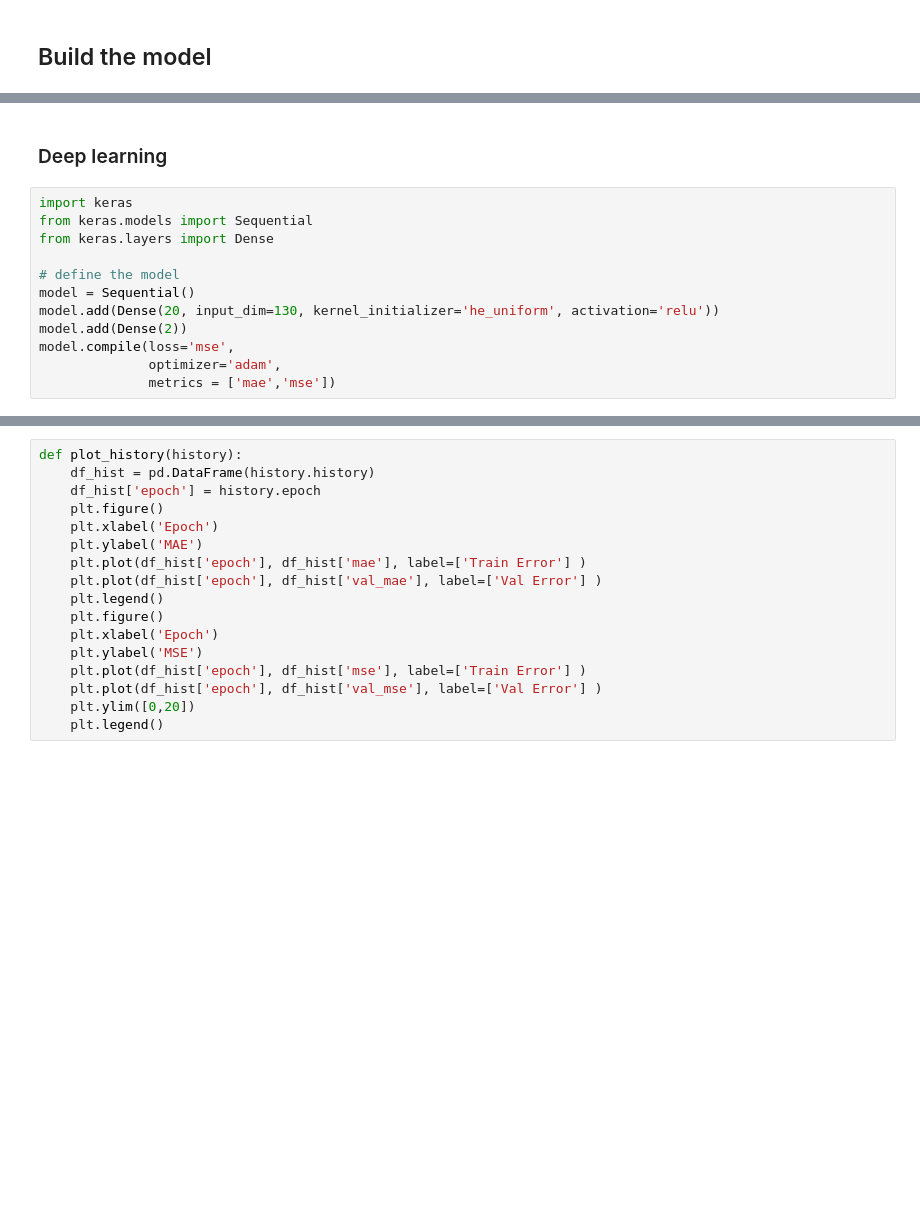
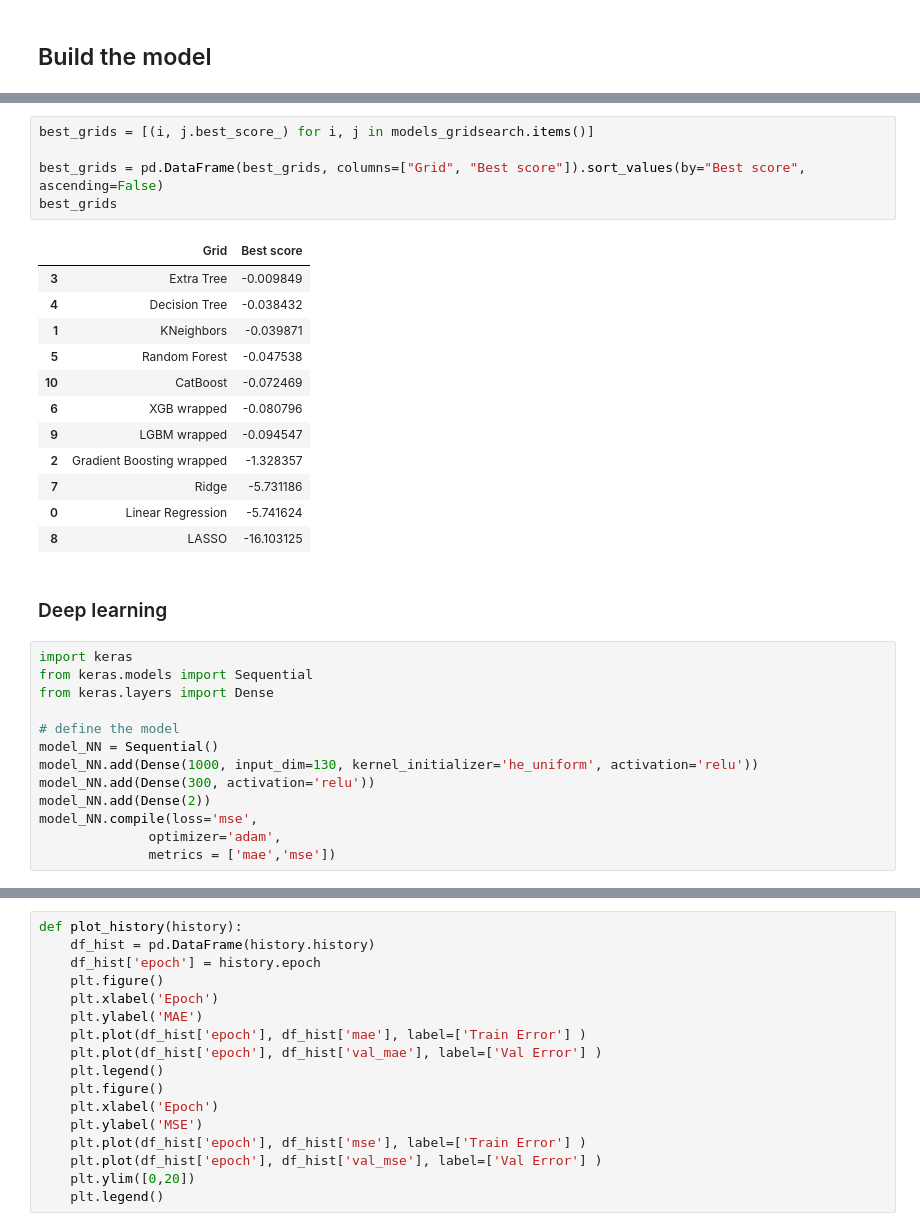
Before and after one commit to diegoisla/indoor_localization_system_with_smartdevices, a Jupyter notebook: src/notebooks/ml_train.ipynb, the cells around one changed output, grey strips where cells are left out. Saved outputs shown, nothing was run; the diff lists cells and outputs as text; blank space fills up the shorter version.

```diff
--- a/src/notebooks/ml_train.ipynb
+++ b/src/notebooks/ml_train.ipynb
@@ -157,3 +387,21 @@ MAE: 1.108 (0.051)
+# %%
+best_grids = [(i, j.best_score_) for i, j in models_gridsearch.items()]
+
+best_grids = pd.DataFrame(best_grids, columns=["Grid", "Best score"]).sort_values(by="Best score", ascending=False)
+best_grids
+# %% [output]
+|  | Grid | Best score |
+| 3 | Extra Tree | -0.009849 |
+| 4 | Decision Tree | -0.038432 |
+| 1 | KNeighbors | -0.039871 |
+| 5 | Random Forest | -0.047538 |
+| 10 | CatBoost | -0.072469 |
+| 6 | XGB wrapped | -0.080796 |
+| 9 | LGBM wrapped | -0.094547 |
+| 2 | Gradient Boosting wrapped | -1.328357 |
+| 7 | Ridge | -5.731186 |
+| 0 | Linear Regression | -5.741624 |
+| 8 | LASSO | -16.103125 |
 # %% [markdown]
 ### Deep learning
 # %%
@@ -162,10 +410,11 @@ from keras.models import Sequential
 from keras.layers import Dense
 
 # define the model
-model = Sequential()
-model.add(Dense(20, input_dim=130, kernel_initializer='he_uniform', activation='relu'))
-model.add(Dense(2))
-model.compile(loss='mse',
+model_NN = Sequential()
+model_NN.add(Dense(1000, input_dim=130, kernel_initializer='he_uniform', activation='relu'))
+model_NN.add(Dense(300, activation='relu'))
+model_NN.add(Dense(2))
+model_NN.compile(loss='mse',
               optimizer='adam',
               metrics = ['mae','mse'])
 # %%
```
Also changed, not shown: parts of 26 cells of this notebook, 4 other files.
